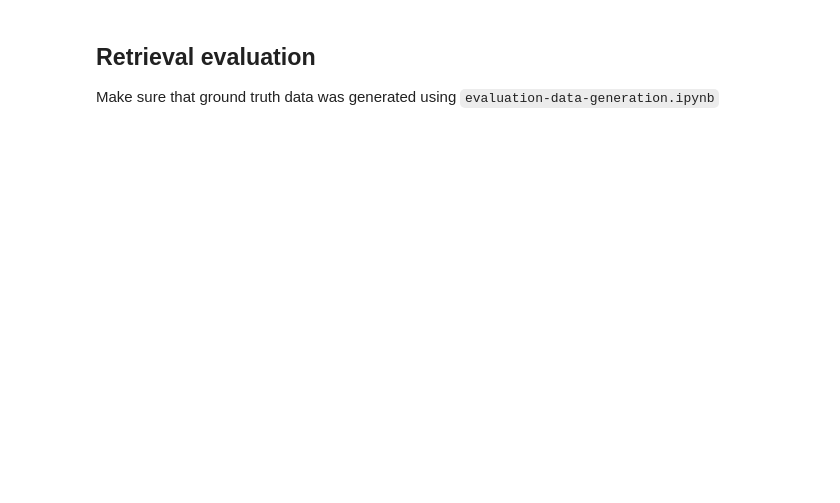
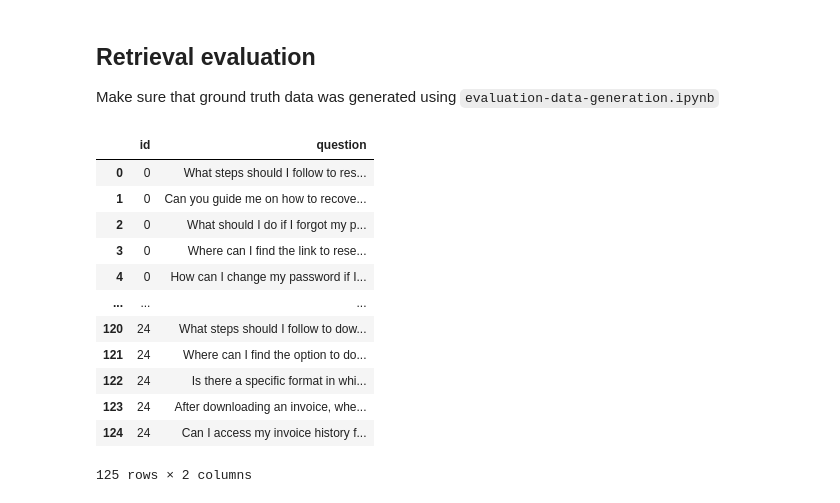
Before and after one commit to ranga4all1/support-queue-assistant-rag, a Jupyter notebook: notebooks/rag-test.ipynb, the cells around one changed output. Drawn from its saved outputs; the diff is of its cells as text; code cells hidden in the pictures; blank space fills up the shorter version.

```diff
--- a/notebooks/rag-test.ipynb
+++ b/notebooks/rag-test.ipynb
@@ -180,0 +172,16 @@ Make sure that ground truth data was generated using `evaluation-data-generation
+# %%
+df_question
+# %% [output]
+|  | id | question |
+| 0 | 0 | What steps should I follow to res... |
+| 1 | 0 | Can you guide me on how to recove... |
+| 2 | 0 | What should I do if I forgot my p... |
+| 3 | 0 | Where can I find the link to rese... |
+| 4 | 0 | How can I change my password if I... |
+| ... | ... | ... |
+| 120 | 24 | What steps should I follow to dow... |
+| 121 | 24 | Where can I find the option to do... |
+| 122 | 24 | Is there a specific format in whi... |
+| 123 | 24 | After downloading an invoice, whe... |
+| 124 | 24 | Can I access my invoice history f... |
+125 rows × 2 columns
```
Also changed, not shown: parts of 42 cells of this notebook, 2 other files.
